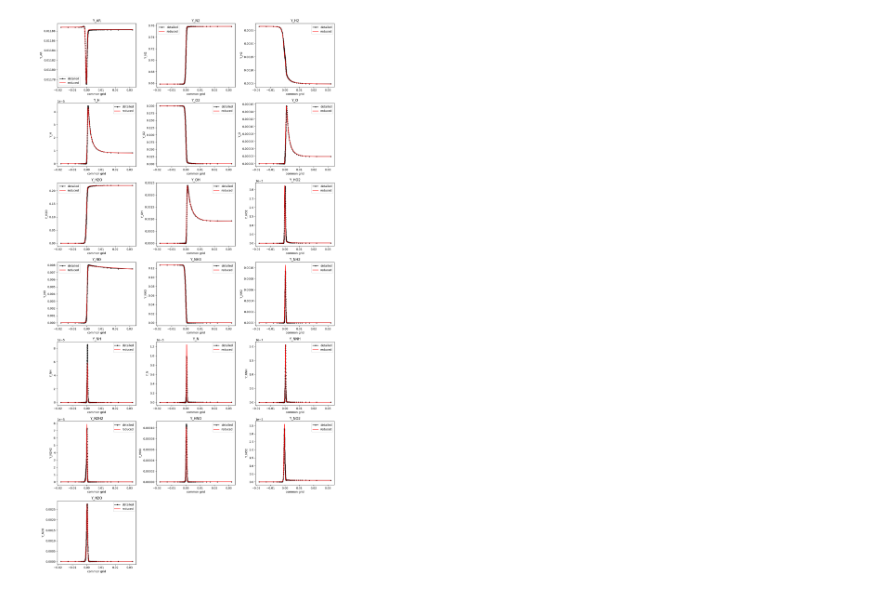
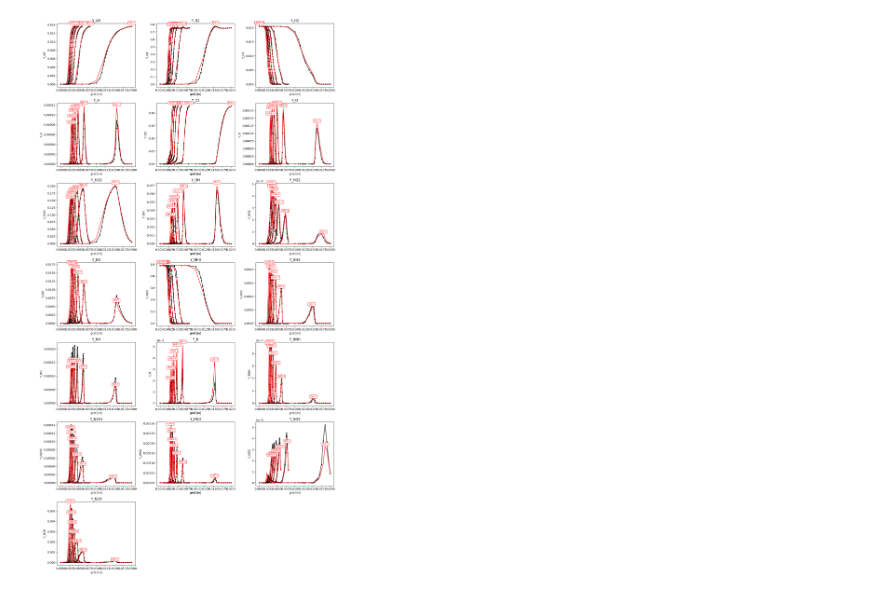
Before and after one commit to MartinMNKG/Automated_Reduced, a Jupyter notebook: notebook/Visu_1DCF.ipynb, the cells around one changed output. Saved outputs shown, nothing was run; the diff lists cells and outputs as text; code cells hidden in the pictures.

```diff
--- a/notebook/Visu_1DCF.ipynb
+++ b/notebook/Visu_1DCF.ipynb
@@ -13,4 +14,4 @@ import seaborn as sns
 # %%
-data_d0 = pd.read_csv("/work/kotlarcm/WORK/Automated_Reduced/1D_CF/Detailed/CF_SR500.0_T800.0_P1.00.csv")
-data_r0= pd.read_csv("/work/kotlarcm/WORK/Automated_Reduced/1D_CF/OptimB/CF_SR500.0_T800.0_P1.00.csv")
+data_d0 = pd.read_csv("/work/kotlarcm/WORK/Automated_Reduced/1D_CF_Ex/Detailed/CF_T800.0_extinction.csv")
+data_r0= pd.read_csv("/work/kotlarcm/WORK/Automated_Reduced/1D_CF_Ex/OptimB/CF_T800.0_extinction.csv")
 species = [col for col in data_r0.columns if col.startswith("Y_")]
@@ -31,8 +72,8 @@ fig, axs = plt.subplots(n_rows, n_cols, figsize=(5 * n_cols, 4 * n_rows), squeez
 for i, s in enumerate(species):
     row, col = divmod(i, n_cols)
     ax = axs[row][col]
-    ax.plot(data_d0["grid"], data_d0[s], 'k.-', label='detailed')
-    ax.plot(data_r0["grid"], data_r0[s], 'r', label='reduced')
+    ax.plot(data_d0["grid"], data_d0[s], 'k.-', label='Detailed')
+    ax.plot(data_r0["grid"], data_r0[s], 'r', label='Optim B')
     ax.set_xlabel("grid [m]")
     ax.set_ylabel(s)
     ax.legend()
@@ -44,6 +85,6 @@ for i in range(n_species, n_rows * n_cols):
     fig.delaxes(axs[row][col])
 
 plt.tight_layout()
-plt.savefig("Species_1D_CF.png")
+plt.savefig("CF_species.png")
 plt.show()
 # %% [output]
@@ -71,30 +92,59 @@ species = [col for col in data_r.columns if col.startswith("Y_")]
 # %%
-for st in [500.] :
-    loc_data_d = data_d[data_d["strain_rate"]==st]
-    loc_data_r = data_r[data_r["strain_rate"]==st]
-    n_species = len(species)
-    n_cols = 3 # You can adjust number of columns depending on layout preference
-    n_rows = (n_species + n_cols - 1) // n_cols  # Ceiling division for rows
+import matplotlib.pyplot as plt
 
-    fig, axs = plt.subplots(n_rows, n_cols, figsize=(5 * n_cols, 4 * n_rows), squeeze=False)
+n_species = len(species)
+n_cols = 3
+n_rows = (n_species + n_cols - 1) // n_cols
 
-    for i, s in enumerate(species):
-        row, col = divmod(i, n_cols)
-        ax = axs[row][col]
-        ax.plot(loc_data_d["common_grid"], loc_data_d[s], 'k.-', label='detailed')
-        ax.plot(loc_data_r["common_grid"], loc_data_r[s], 'r', label='reduced')
-        ax.set_xlabel("common grid")
-        ax.set_ylabel(s)
-        ax.legend()
-        ax.set_title(s)
+fig, axs = plt.subplots(n_rows, n_cols, figsize=(5 * n_cols, 4 * n_rows), squeeze=False)
 
-    # Hide any unused subplots
-    for i in range(n_species, n_rows * n_cols):
-        row, col = divmod(i, n_cols)
-        fig.delaxes(axs[row][col])
+unique_strains = sorted(set(data_d0["global_strain"].unique()) | set(data_r0["global_strain"].unique()))
 
-    plt.tight_layout()
-    plt.savefig("Species_1D_CF_Processing.png")
-    plt.show()
+for i, s in enumerate(species):
+    row, col = divmod(i, n_cols)
+    ax = axs[row][col]
+
+    for strain in unique_strains:
+        # Tracer detailed
+        if strain in data_d0["global_strain"].values:
+            sub_d = data_d0[data_d0["global_strain"] == strain]
+            ax.plot(sub_d["grid"], sub_d[s], 'k.-')
+
+        # Tracer reduced + annotation
+        if strain in data_r0["global_strain"].values:
+            sub_r = data_r0[data_r0["global_strain"] == strain]
+            ax.plot(sub_r["grid"], sub_r[s], 'r-')
+
+            if not sub_r[s].isnull().all() and sub_r[s].max() > 0:
+                idx_max = sub_r[s].idxmax()
+                Cmax = sub_r.loc[idx_max, s]
+                x_Cmax = sub_r.loc[idx_max, "grid"]
+                local_strain_val = sub_r.loc[idx_max, "local_strain"]
+                y_offset = 0.05 * Cmax  # Décalage vertical
+
+                ax.annotate(
+                    text=f"{local_strain_val:.1f}",
+                    xy=(x_Cmax, Cmax),
+                    xytext=(x_Cmax, Cmax + y_offset),
+                    textcoords='data',
+                    ha='center',
+                    fontsize=8,
+                    color='red',
+                    bbox=dict(boxstyle="round,pad=0.3", fc="white", ec="red", lw=0.8),
+                    arrowprops=dict(arrowstyle="-", color='red', lw=0.8),
+                )
+
+    ax.set_xlabel("grid [m]")
+    ax.set_ylabel(s)
+    ax.set_title(s)
+
+# Supprimer les axes vides
+for i in range(n_species, n_rows * n_cols):
+    row, col = divmod(i, n_cols)
+    fig.delaxes(axs[row][col])
+
+plt.tight_layout()
+plt.savefig("CF_species.png")
+plt.show()
 # %% [output]
-[figure, old version]
+[figure, new version]
```
Also changed, not shown: parts of 10 cells of this notebook, 21 other files.
